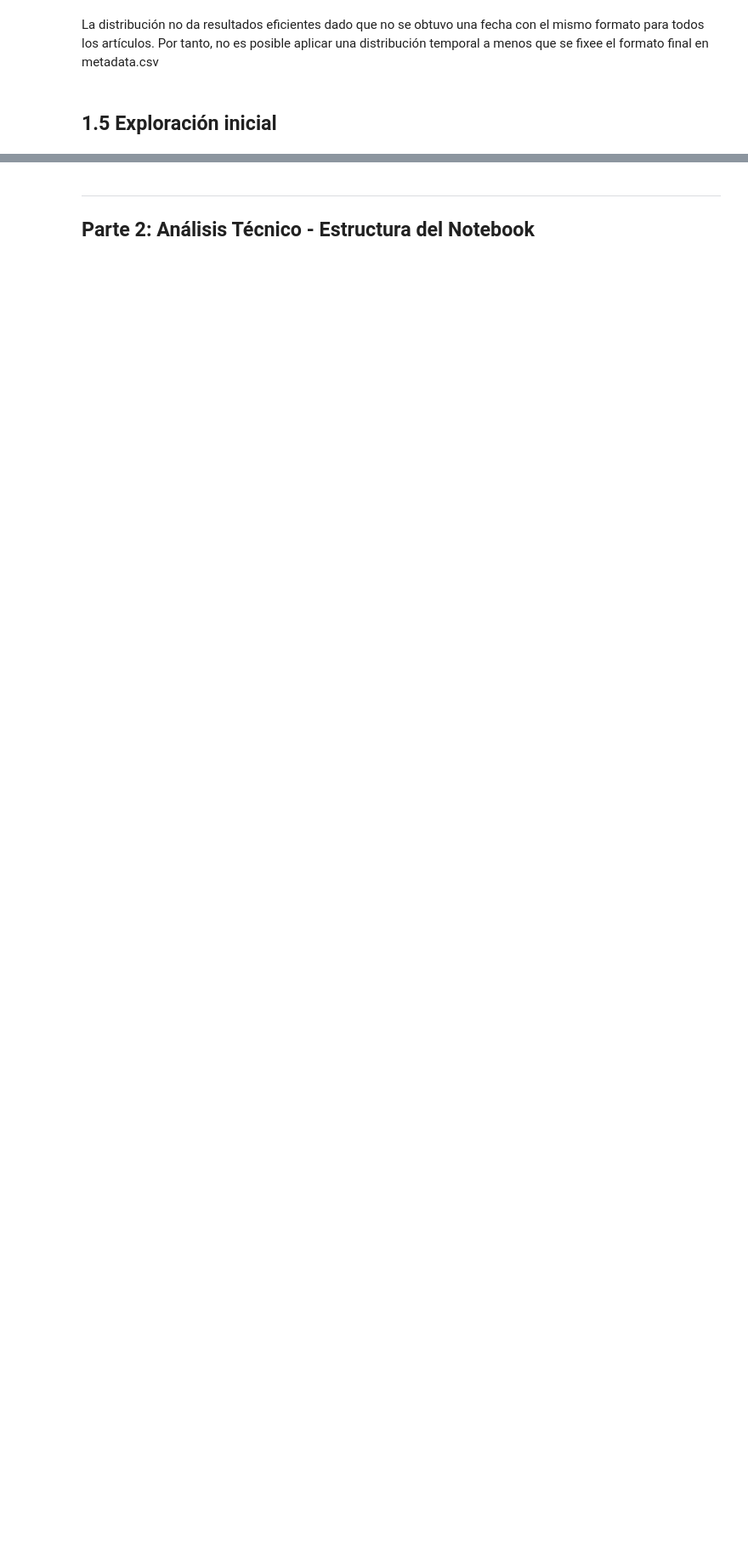
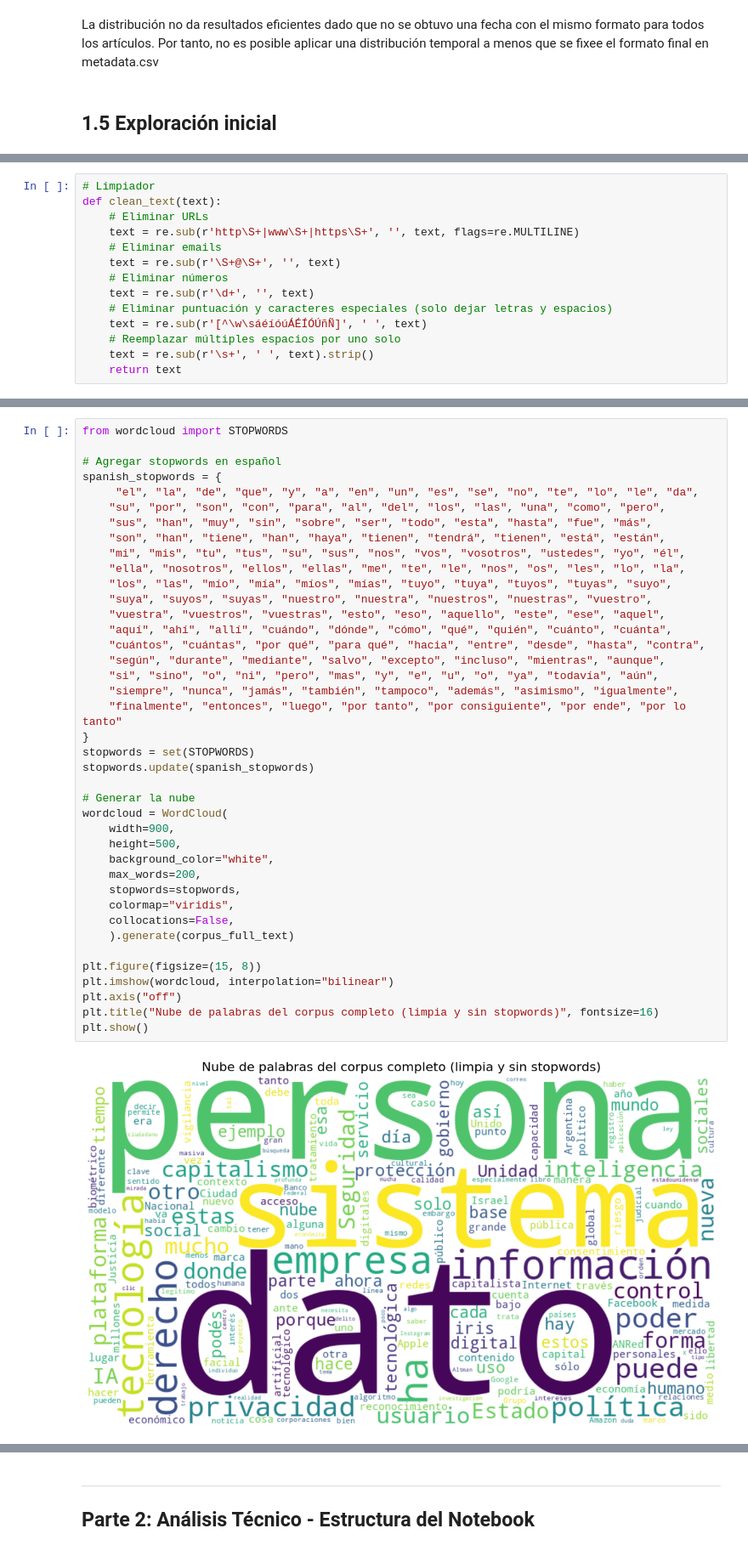
Before and after one commit to gimb99/PDH_BARTHOU_GONZALO, a Jupyter notebook: 003_barthou-gonzalo-nlp-integrador/notebook/analisis_integrador.ipynb, the cells around one changed output, grey strips where cells are left out. Shown: that part at 85% size. Cells and saved outputs as stored; diff of their text form; blank space fills up the shorter version.

```diff
--- a/003_barthou-gonzalo-nlp-integrador/notebook/analisis_integrador.ipynb
+++ b/003_barthou-gonzalo-nlp-integrador/notebook/analisis_integrador.ipynb
@@ -408,0 +392,14 @@ La distribución no da resultados eficientes dado que no se obtuvo una fecha con
+# %%
+# Limpiador
+def clean_text(text):
+    # Eliminar URLs
+    text = re.sub(r'http\S+|www\S+|https\S+', '', text, flags=re.MULTILINE)
+    # Eliminar emails
+    text = re.sub(r'\S+@\S+', '', text)
+    # Eliminar números
+    text = re.sub(r'\d+', '', text)
+    # Eliminar puntuación y caracteres especiales (solo dejar letras y espacios)
+    text = re.sub(r'[^\w\sáéíóúÁÉÍÓÚñÑ]', ' ', text)
+    # Reemplazar múltiples espacios por uno solo
+    text = re.sub(r'\s+', ' ', text).strip()
+    return text
@@ -408,0 +458,42 @@ La distribución no da resultados eficientes dado que no se obtuvo una fecha con
+# %%
+from wordcloud import STOPWORDS
+
+# Agregar stopwords en español
+spanish_stopwords = {
+     "el", "la", "de", "que", "y", "a", "en", "un", "es", "se", "no", "te", "lo", "le", "da",
+    "su", "por", "son", "con", "para", "al", "del", "los", "las", "una", "como", "pero",
+    "sus", "han", "muy", "sin", "sobre", "ser", "todo", "esta", "hasta", "fue", "más",
+    "son", "han", "tiene", "han", "haya", "tienen", "tendrá", "tienen", "está", "están",
+    "mi", "mis", "tu", "tus", "su", "sus", "nos", "vos", "vosotros", "ustedes", "yo", "él",
+    "ella", "nosotros", "ellos", "ellas", "me", "te", "le", "nos", "os", "les", "lo", "la",
+    "los", "las", "mío", "mía", "míos", "mías", "tuyo", "tuya", "tuyos", "tuyas", "suyo",
+    "suya", "suyos", "suyas", "nuestro", "nuestra", "nuestros", "nuestras", "vuestro",
+    "vuestra", "vuestros", "vuestras", "esto", "eso", "aquello", "este", "ese", "aquel",
+    "aquí", "ahí", "allí", "cuándo", "dónde", "cómo", "qué", "quién", "cuánto", "cuánta",
+    "cuántos", "cuántas", "por qué", "para qué", "hacia", "entre", "desde", "hasta", "contra",
+    "según", "durante", "mediante", "salvo", "excepto", "incluso", "mientras", "aunque",
+    "si", "sino", "o", "ni", "pero", "mas", "y", "e", "u", "o", "ya", "todavía", "aún",
+    "siempre", "nunca", "jamás", "también", "tampoco", "además", "asimismo", "igualmente",
+    "finalmente", "entonces", "luego", "por tanto", "por consiguiente", "por ende", "por lo tanto"
+}
+stopwords = set(STOPWORDS)
+stopwords.update(spanish_stopwords)
+
+# Generar la nube
+wordcloud = WordCloud(
+    width=900,
+    height=500,
+    background_color="white",
+    max_words=200,
+    stopwords=stopwords,
+    colormap="viridis",
+    collocations=False,
+    ).generate(corpus_full_text)
+
+plt.figure(figsize=(15, 8))
+plt.imshow(wordcloud, interpolation="bilinear")
+plt.axis("off")
+plt.title("Nube de palabras del corpus completo (limpia y sin stopwords)", fontsize=16)
+plt.show()
+# %% [output]
+[figure, added]
```
Also changed, not shown: parts of 20 cells of this notebook.
